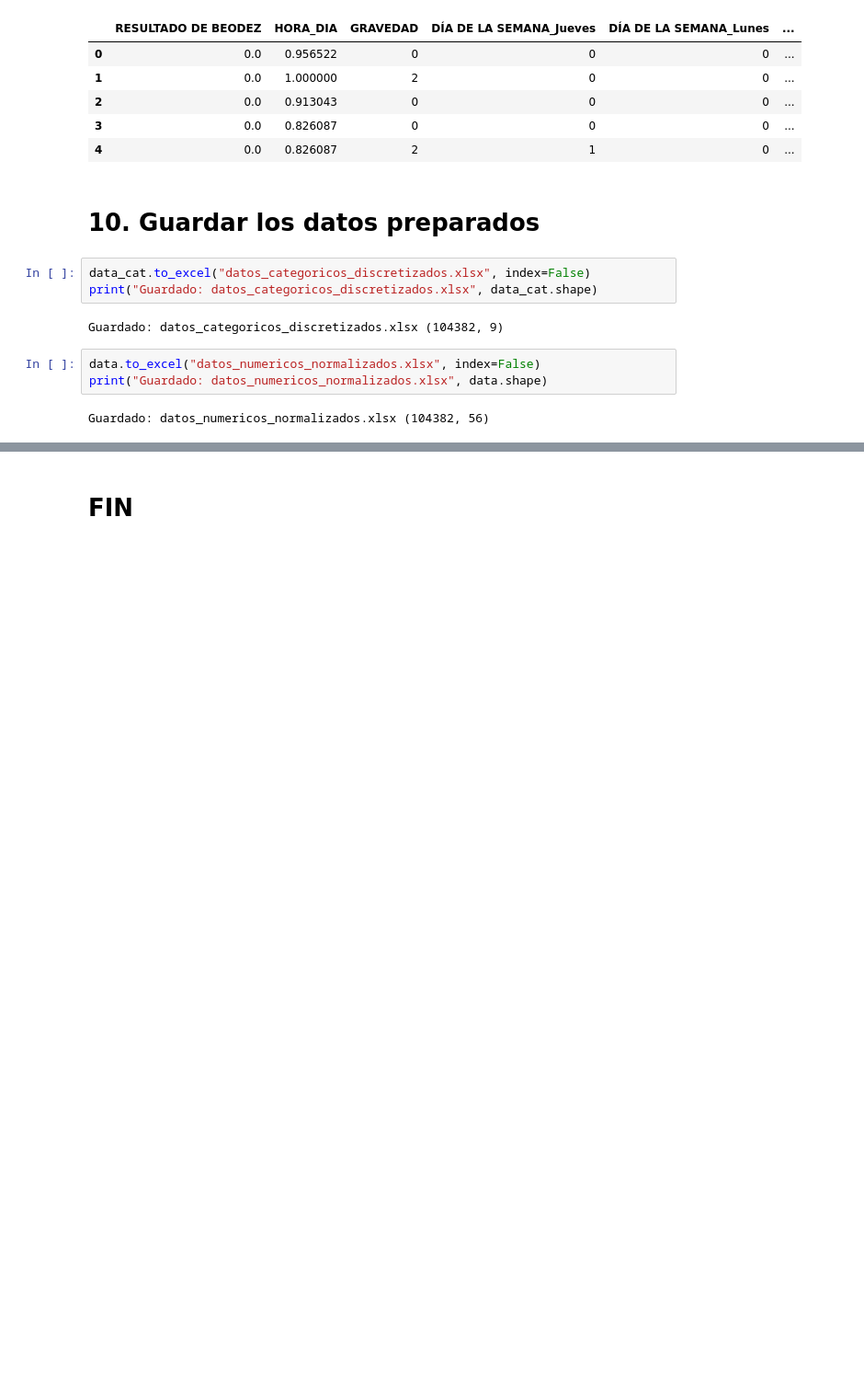
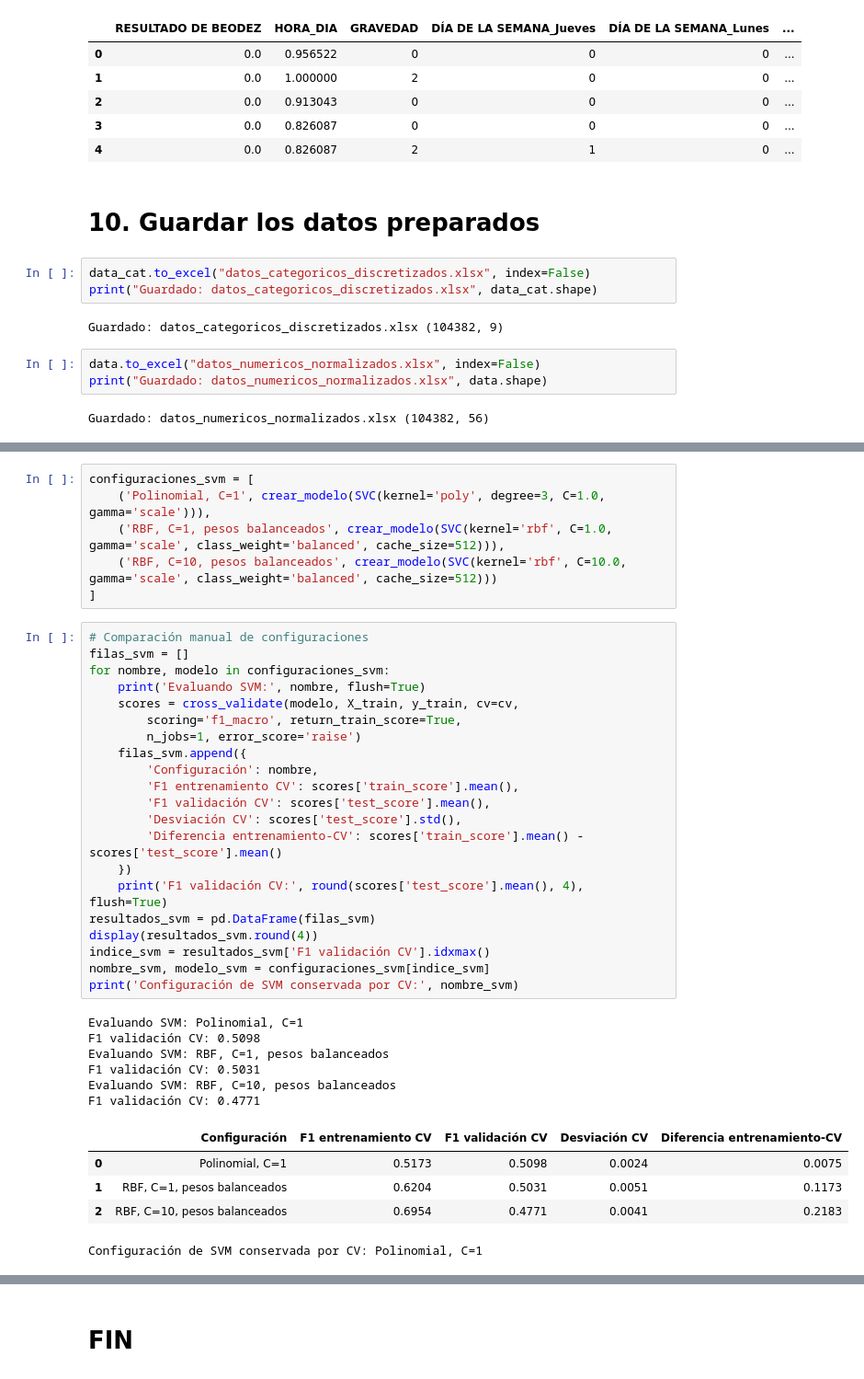
Before and after one commit to juanita003/Siniestros-viales, a Jupyter notebook: Preparacion_de_datos_Siniestros_Viales_Envigado.ipynb, the cells around one changed output, grey strips where cells are left out. Shown at 92% size. Saved outputs shown, nothing was run; the diff lists cells and outputs as text; blank space fills up the shorter version.

```diff
--- a/Preparacion_de_datos_Siniestros_Viales_Envigado.ipynb
+++ b/Preparacion_de_datos_Siniestros_Viales_Envigado.ipynb
@@ -855,0 +1032,39 @@ Guardado: datos_numericos_normalizados.xlsx (104382, 56)
+# %%
+configuraciones_svm = [
+    ('Polinomial, C=1', crear_modelo(SVC(kernel='poly', degree=3, C=1.0, gamma='scale'))),
+    ('RBF, C=1, pesos balanceados', crear_modelo(SVC(kernel='rbf', C=1.0, gamma='scale', class_weight='balanced', cache_size=512))),
+    ('RBF, C=10, pesos balanceados', crear_modelo(SVC(kernel='rbf', C=10.0, gamma='scale', class_weight='balanced', cache_size=512)))
+]
+# %%
+# Comparación manual de configuraciones
+filas_svm = []
+for nombre, modelo in configuraciones_svm:
+    print('Evaluando SVM:', nombre, flush=True)
+    scores = cross_validate(modelo, X_train, y_train, cv=cv,
+        scoring='f1_macro', return_train_score=True,
+        n_jobs=1, error_score='raise')
+    filas_svm.append({
+        'Configuración': nombre,
+        'F1 entrenamiento CV': scores['train_score'].mean(),
+        'F1 validación CV': scores['test_score'].mean(),
+        'Desviación CV': scores['test_score'].std(),
+        'Diferencia entrenamiento-CV': scores['train_score'].mean() - scores['test_score'].mean()
+    })
+    print('F1 validación CV:', round(scores['test_score'].mean(), 4), flush=True)
+resultados_svm = pd.DataFrame(filas_svm)
+display(resultados_svm.round(4))
+indice_svm = resultados_svm['F1 validación CV'].idxmax()
+nombre_svm, modelo_svm = configuraciones_svm[indice_svm]
+print('Configuración de SVM conservada por CV:', nombre_svm)
+# %% [output]
+Evaluando SVM: Polinomial, C=1
+F1 validación CV: 0.5098
+Evaluando SVM: RBF, C=1, pesos balanceados
+F1 validación CV: 0.5031
+Evaluando SVM: RBF, C=10, pesos balanceados
+F1 validación CV: 0.4771
+|  | Configuración | F1 entrenamiento CV | F1 validación CV | Desviación CV | Diferencia entrenamiento-CV |
+| 0 | Polinomial, C=1 | 0.5173 | 0.5098 | 0.0024 | 0.0075 |
+| 1 | RBF, C=1, pesos balanceados | 0.6204 | 0.5031 | 0.0051 | 0.1173 |
+| 2 | RBF, C=10, pesos balanceados | 0.6954 | 0.4771 | 0.0041 | 0.2183 |
+Configuración de SVM conservada por CV: Polinomial, C=1
```
Also changed, not shown: parts of 24 cells of this notebook.
